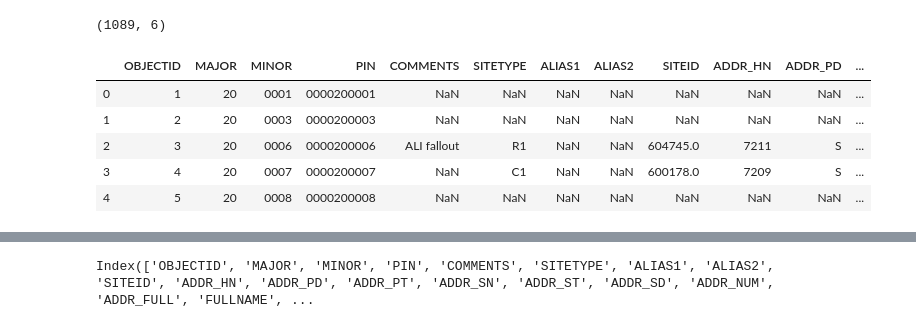
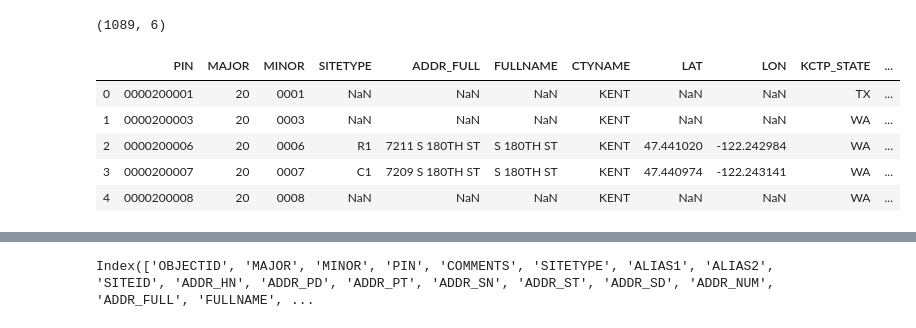
Before and after one commit to frischmuth/Seattle-Real-Estate-Analysis, a Jupyter notebook: EDA.ipynb, the cells around one changed output, grey strips where cells are left out. Cells and saved outputs as stored; diff of their text form; code cells hidden in the pictures.

```diff
--- a/EDA.ipynb
+++ b/EDA.ipynb
@@ -24,13 +29,16 @@ pending_demo.shape
 (1089, 6)
 # %%
 gis = pd.read_csv('data/Parcels_for_King_County_with_Address_with_Property_Information__parcel_address_area.csv')
-# %%
-gis.head()
-# %% [output]
-|  | OBJECTID | MAJOR | MINOR | PIN | COMMENTS | SITETYPE | ALIAS1 | ALIAS2 | SITEID | ADDR_HN | ADDR_PD | ... |
-| 0 | 1 | 20 | 0001 | 0000200001 | NaN | NaN | NaN | NaN | NaN | NaN | NaN | ... |
-| 1 | 2 | 20 | 0003 | 0000200003 | NaN | NaN | NaN | NaN | NaN | NaN | NaN | ... |
-| 2 | 3 | 20 | 0006 | 0000200006 | ALI fallout | R1 | NaN | NaN | 604745.0 | 7211 | S | ... |
-| 3 | 4 | 20 | 0007 | 0000200007 | NaN | C1 | NaN | NaN | 600178.0 | 7209 | S | ... |
-| 4 | 5 | 20 | 0008 | 0000200008 | NaN | NaN | NaN | NaN | NaN | NaN | NaN | ... |
+# %%
+gis[['PIN', 'MAJOR', 'MINOR',  'SITETYPE', 'ADDR_FULL', 'FULLNAME', 'CTYNAME', 'LAT', 'LON',
+ 'KCTP_STATE', 'LOTSQFT', 'LEVYCODE', 'LEVY_JURIS', 'NEW_CONSTR', 'TAXVAL_RSN',
+ 'APPRLNDVAL', 'APPR_IMPR', 'TAX_LNDVAL', 'TAX_IMPR', 'ACCNT_NUM', 'KCTP_TAXYR', 'QTS', 'SEC', 'TWP', 'RNG', 'PRIMARY_ADDR',
+ 'LEGALDESC', 'Shape_Length', 'Shape_Area', 'ANNEXING_CITY', 'PAAUNIQUENAME', 'PROPTYPE', 'KCA_ZONING', 'KCA_ACRES', 'PREUSE_CODE', 'PREUSE_DESC']].head()
+# %% [output]
+|  | PIN | MAJOR | MINOR | SITETYPE | ADDR_FULL | FULLNAME | CTYNAME | LAT | LON | KCTP_STATE | ... |
+| 0 | 0000200001 | 20 | 0001 | NaN | NaN | NaN | KENT | NaN | NaN | TX | ... |
+| 1 | 0000200003 | 20 | 0003 | NaN | NaN | NaN | KENT | NaN | NaN | WA | ... |
+| 2 | 0000200006 | 20 | 0006 | R1 | 7211 S 180TH ST | S 180TH ST | KENT | 47.441020 | -122.242984 | WA | ... |
+| 3 | 0000200007 | 20 | 0007 | C1 | 7209 S 180TH ST | S 180TH ST | KENT | 47.440974 | -122.243141 | WA | ... |
+| 4 | 0000200008 | 20 | 0008 | NaN | NaN | NaN | KENT | NaN | NaN | WA | ... |
 # %%
```
Also changed, not shown: parts of 5 cells of this notebook, 2 other files.
